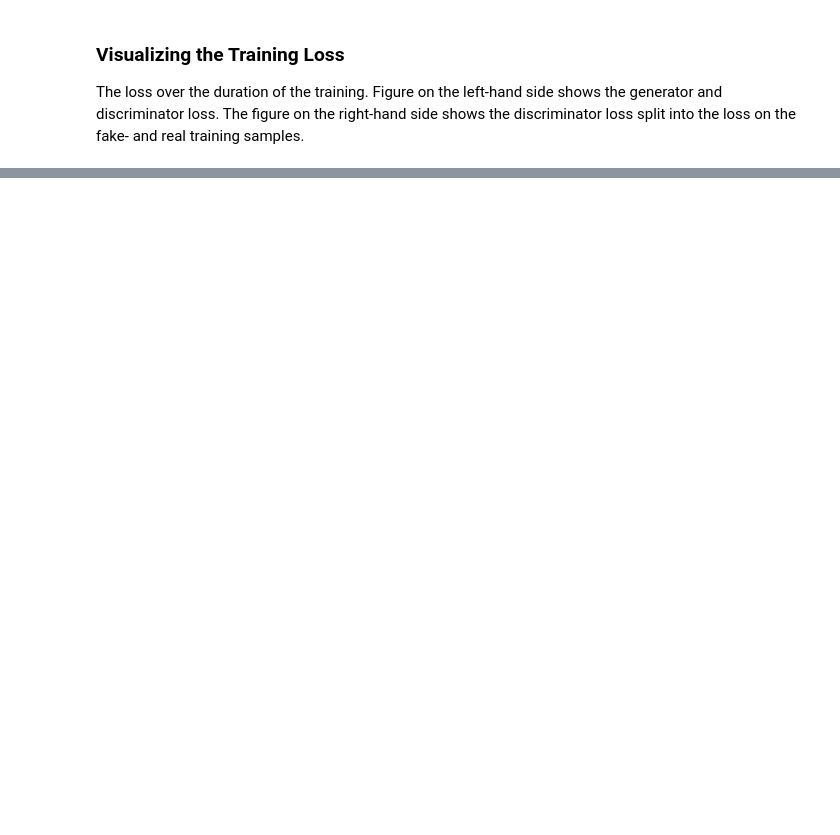
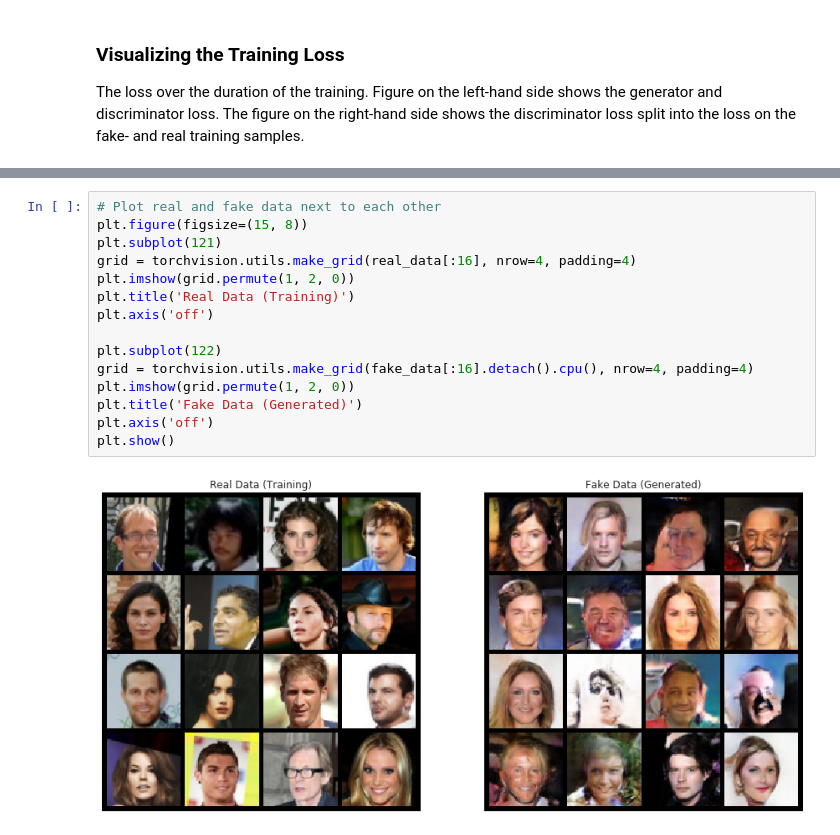
Before and after one commit to paddepadde/generative-models, a Jupyter notebook: celeba_gan.ipynb, the cells around one changed output, grey strips where cells are left out. Drawn from its saved outputs; the diff is of its cells as text; blank space fills up the shorter version.

```diff
--- a/celeba_gan.ipynb
+++ b/celeba_gan.ipynb
@@ -236,0 +248,17 @@ plt.show()
+# %%
+# Plot real and fake data next to each other
+plt.figure(figsize=(15, 8))
+plt.subplot(121)
+grid = torchvision.utils.make_grid(real_data[:16], nrow=4, padding=4)
+plt.imshow(grid.permute(1, 2, 0))
+plt.title('Real Data (Training)')
+plt.axis('off')
+
+plt.subplot(122)
+grid = torchvision.utils.make_grid(fake_data[:16].detach().cpu(), nrow=4, padding=4)
+plt.imshow(grid.permute(1, 2, 0))
+plt.title('Fake Data (Generated)')
+plt.axis('off')
+plt.show()
+# %% [output]
+[figure, added]
```
Also changed, not shown: parts of 8 cells of this notebook, 33 other files.
